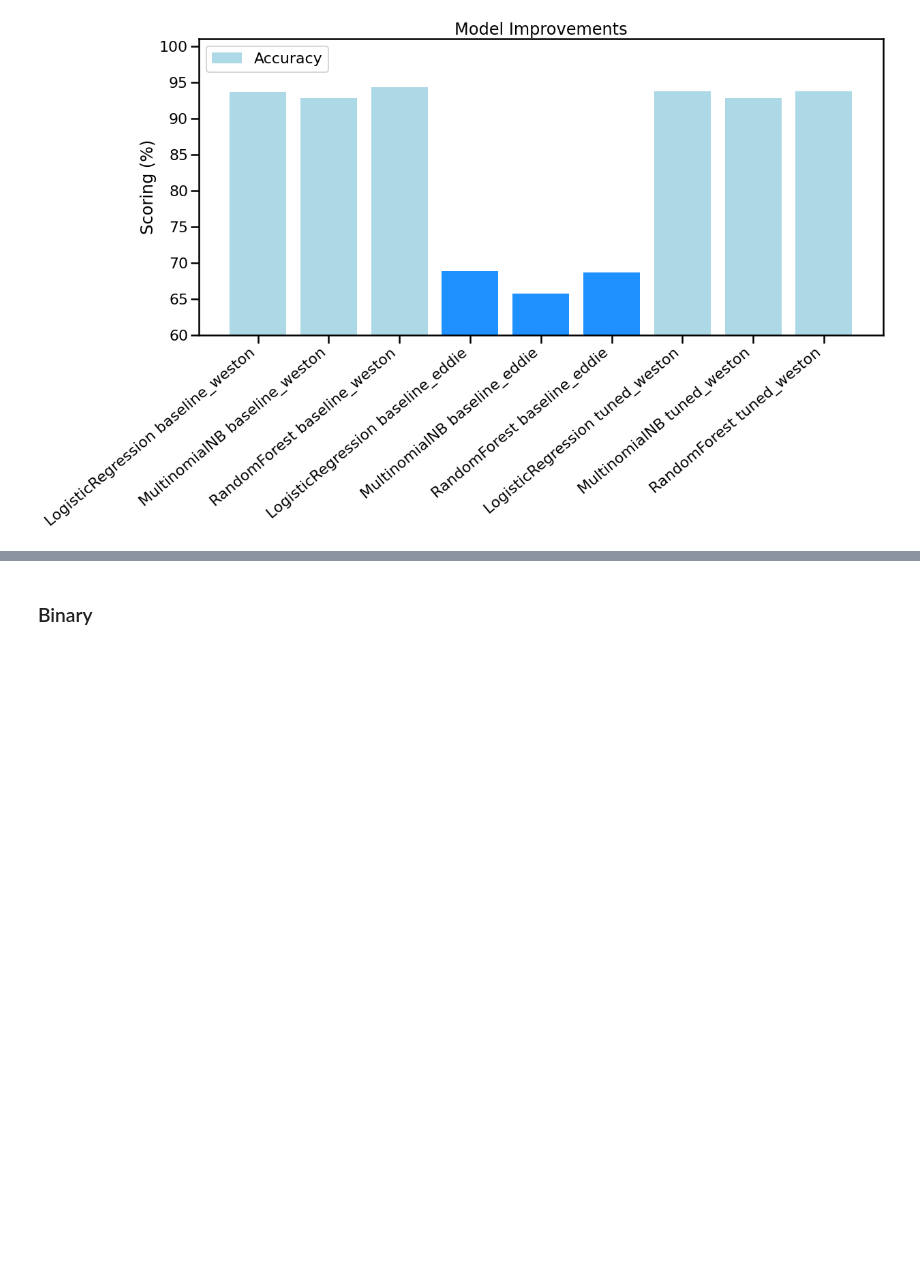
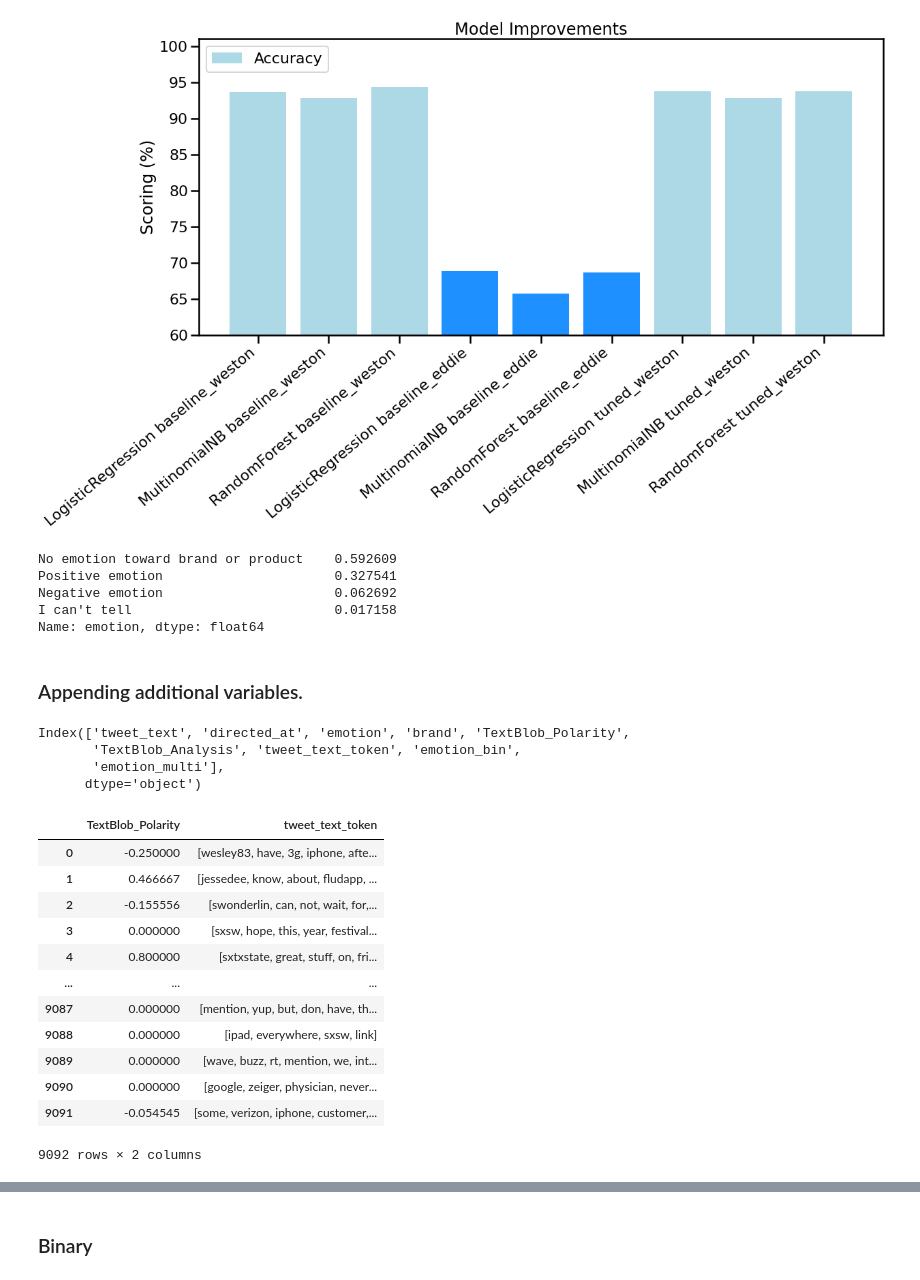
Before and after one commit to ValeriaVF/Twitter-Sentiment-Analysis-Using-NLP, a Jupyter notebook: weston-eda-modeling.ipynb, the cells around one changed output, grey strips where cells are left out. Saved outputs shown, nothing was run; the diff lists cells and outputs as text; code cells hidden in the pictures; blank space fills up the shorter version.

Commit message:
imbalance/additional features

```diff
--- a/weston-eda-modeling.ipynb
+++ b/weston-eda-modeling.ipynb
@@ -522,3 +532,13 @@ plt.legend(loc="upper left")
 plt.show();
 # %% [output]
 [figure]
+# %%
+df_clean.emotion.value_counts(normalize=True)
+# %% [output]
+No emotion toward brand or product    0.592609
+Positive emotion                      0.327541
+Negative emotion                      0.062692
+I can't tell                          0.017158
+Name: emotion, dtype: float64
+# %% [markdown]
+### Appending additional variables.
@@ -524,0 +547,25 @@ plt.show();
+# %%
+df_clean.columns
+# %% [output]
+Index(['tweet_text', 'directed_at', 'emotion', 'brand', 'TextBlob_Polarity',
+       'TextBlob_Analysis', 'tweet_text_token', 'emotion_bin',
+       'emotion_multi'],
+      dtype='object')
+# %%
+features_X = df_clean.loc[:,['TextBlob_Polarity', 'tweet_text_token']]
+# %%
+features_X
+# %% [output]
+|  | TextBlob_Polarity | tweet_text_token |
+| 0 | -0.250000 | [wesley83, have, 3g, iphone, afte... |
+| 1 | 0.466667 | [jessedee, know, about, fludapp, ... |
+| 2 | -0.155556 | [swonderlin, can, not, wait, for,... |
+| 3 | 0.000000 | [sxsw, hope, this, year, festival... |
+| 4 | 0.800000 | [sxtxstate, great, stuff, on, fri... |
+| ... | ... | ... |
+| 9087 | 0.000000 | [mention, yup, but, don, have, th... |
+| 9088 | 0.000000 | [ipad, everywhere, sxsw, link] |
+| 9089 | 0.000000 | [wave, buzz, rt, mention, we, int... |
+| 9090 | 0.000000 | [google, zeiger, physician, never... |
+| 9091 | -0.054545 | [some, verizon, iphone, customer,... |
+9092 rows × 2 columns
```
Also changed, not shown: parts of 13 cells of this notebook.
